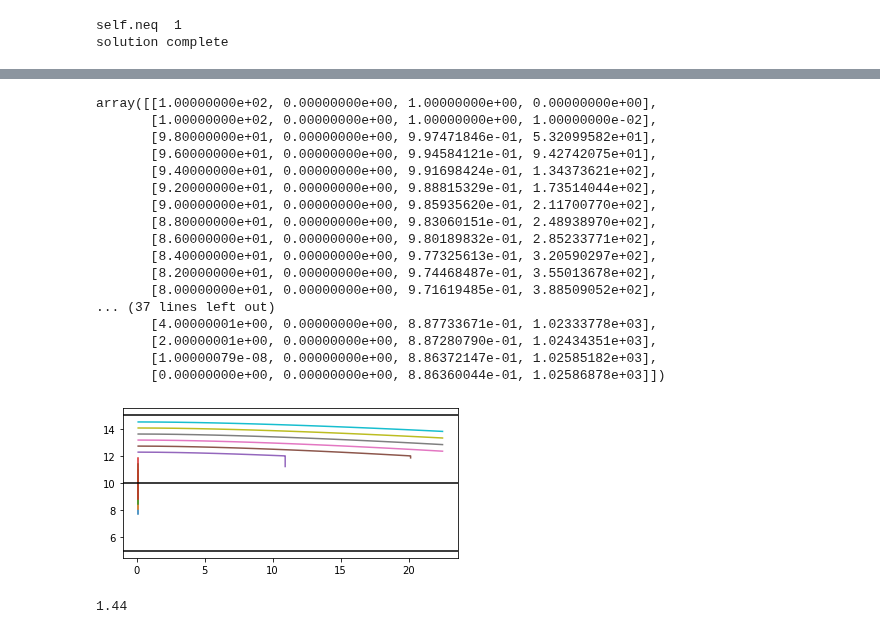
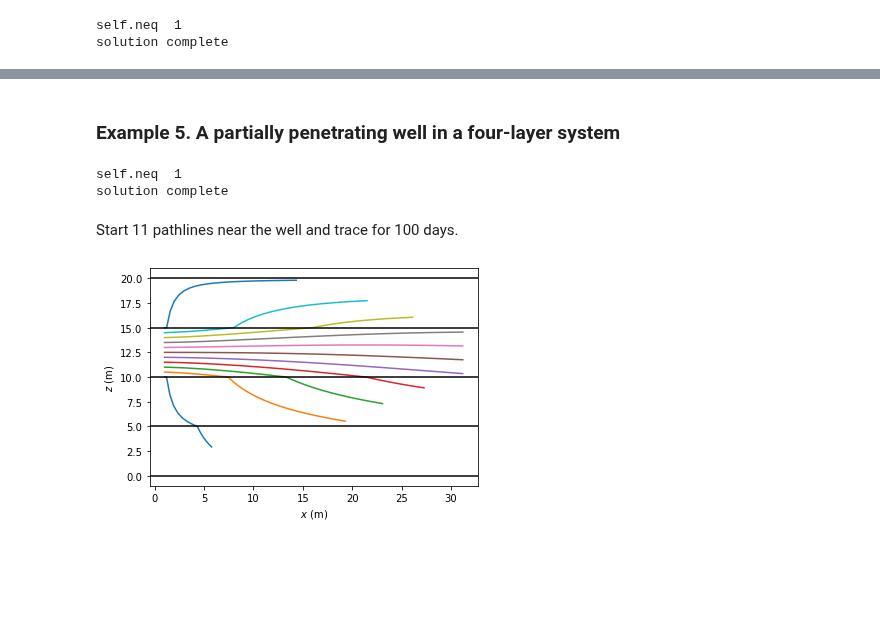
Before and after one commit to mbakker7/ttim, a Jupyter notebook: notebooks/pathline_trace.ipynb, the cells around one changed output, grey strips where cells are left out. Cells and saved outputs as stored; diff of their text form; code cells hidden in the pictures; blank space fills up the shorter version.

```diff
--- a/notebooks/pathline_trace.ipynb
+++ b/notebooks/pathline_trace.ipynb
@@ -364,12 +224,14 @@ solution complete
 # %%
 zstart = np.hstack((np.arange(1, 10, 2), np.arange(13, 22, 2)))
+plt.subplot(111, aspect=5)
 for zs in zstart:
-    trace = tt.timtrace(ml, xstart=100, ystart=0, zstart=zs,
+    trace = tt.timtrace(ml, xstart=200, ystart=0, zstart=zs,
                         tstartend=[0, 10000], tstartoffset=0.01, tstep=100,
-                        nstepmax=100, hstepmax=2, silent=True)
+                        nstepmax=100, hstepmax=10, silent=True)
     xyzt = trace['xyzt']
     plt.plot(xyzt[:, 0], xyzt[:, 2])
 for y in [0, H, H + Hstar, H + Hstar + H]:
     plt.axhline(y, color='k')
-plt.axis('scaled');
+plt.xlabel('$x$ (m)')
+plt.ylabel('$z$ (m) - VE:5');
 # %% [output]
@@ -377,23 +238,0 @@ plt.axis('scaled');
-# %%
-trace = tt.timtrace(ml, xstart=100, ystart=0, zstart=1,
-                        tstartend=[0, 10000], tstartoffset=0.01, tstep=100,
-                        nstepmax=100, hstepmax=2, silent=True)
-trace['xyzt']
-# %% [output]
-array([[1.00000000e+02, 0.00000000e+00, 1.00000000e+00, 0.00000000e+00],
-       [1.00000000e+02, 0.00000000e+00, 1.00000000e+00, 1.00000000e-02],
-       [9.80000000e+01, 0.00000000e+00, 9.97471846e-01, 5.32099582e+01],
-       [9.60000000e+01, 0.00000000e+00, 9.94584121e-01, 9.42742075e+01],
-       [9.40000000e+01, 0.00000000e+00, 9.91698424e-01, 1.34373621e+02],
-       [9.20000000e+01, 0.00000000e+00, 9.88815329e-01, 1.73514044e+02],
-       [9.00000000e+01, 0.00000000e+00, 9.85935620e-01, 2.11700770e+02],
-       [8.80000000e+01, 0.00000000e+00, 9.83060151e-01, 2.48938970e+02],
-       [8.60000000e+01, 0.00000000e+00, 9.80189832e-01, 2.85233771e+02],
-       [8.40000000e+01, 0.00000000e+00, 9.77325613e-01, 3.20590297e+02],
-       [8.20000000e+01, 0.00000000e+00, 9.74468487e-01, 3.55013678e+02],
-       [8.00000000e+01, 0.00000000e+00, 9.71619485e-01, 3.88509052e+02],
-... (37 lines left out)
-       [4.00000001e+00, 0.00000000e+00, 8.87733671e-01, 1.02333778e+03],
-       [2.00000001e+00, 0.00000000e+00, 8.87280790e-01, 1.02434351e+03],
-       [1.00000079e-08, 0.00000000e+00, 8.86372147e-01, 1.02585182e+03],
-       [0.00000000e+00, 0.00000000e+00, 8.86360044e-01, 1.02586878e+03]])
@@ -409,23 +239,33 @@ S = Ss * H
+# %% [markdown]
+### Example 5. A partially penetrating well in a four-layer system
+# %%
+k = 10 # hydraulic conductivity of aquifer, m/d
+H = 5 # thickness of each layer
+Q = 100 # discharge of well layer 1
+Ss = 1e-4 # specific storage of both aquifers, m^(-1)
+npor = 0.3 # porosity of both aquifers, -
+tmin = 0.01 # minimum time, d
+# %%
+ml = tt.Model3D(kaq=k, z=np.arange(4, -1, -1) * H, Saq=Ss, tmin=tmin, tmax=1000)
+w = tt.Well(ml, xw=0, yw=0, tsandQ=[(0, -Q)], layers=1, rw=0.1)
+ml.solve()
+# %% [output]
+self.neq  1
+solution complete
+# %% [markdown]
+Start 11 pathlines near the well and trace for 100 days.
 # %%
-zstart = np.linspace(10.5, 14.5, 10)
+zstart = np.linspace(10.01, 14.99, 11)
 for zs in zstart:
-    trace = tt.timtrace(ml, xstart=0.1, ystart=.1, zstart=zs,
-                     tstartend=[0, 100], tstartoffset=0.01, tstep=5,
-                     nstepmax=40, hstepmax=2, silent=True)
+    trace = tt.timtrace(ml, xstart=1, ystart=0, zstart=zs,
+                     tstartend=[0, 100], tstartoffset=tmin, tstep=5,
+                     nstepmax=200, hstepmax=2, silent=True)
     xyzt = trace['xyzt']
     plt.plot(xyzt[:, 0], xyzt[:, 2])
-for y in [5, 10, 15]:
-    plt.axhline(y, color='k')
-plt.axis('scaled');
+for z in np.arange(4, -1, -1) * H:
+    plt.axhline(z, color='k')
+plt.axis('scaled')
+plt.xlabel('$x$ (m)')
+plt.ylabel('$z$ (m)');
 # %% [output]
-[figure, old version]
+[figure, new version]
-# %%
-ml = ModelMaq(kaq=[k], z=[H, 0], Saq=[Ss], tmin=0.01, tmax=1000, M=10)
-w = Well(ml, xw=0, yw=0, tsandQ=[(0, -Q), (100, Q), (200, -Q)], rw=0.3)
-ml.solve()
-trace = timtrace(ml, xstart=0.3, ystart=0, zstart=0,
-                 tstartend=[0, 100, 200, 400], tstartoffset=0.01, deltlist=10,
-                 nstepmax=120, hstepmax=2, correctionstep=True)
-xyzt = trace['trace']
-# %% [output]
-1.44
```
Also changed, not shown: parts of 79 cells of this notebook.
